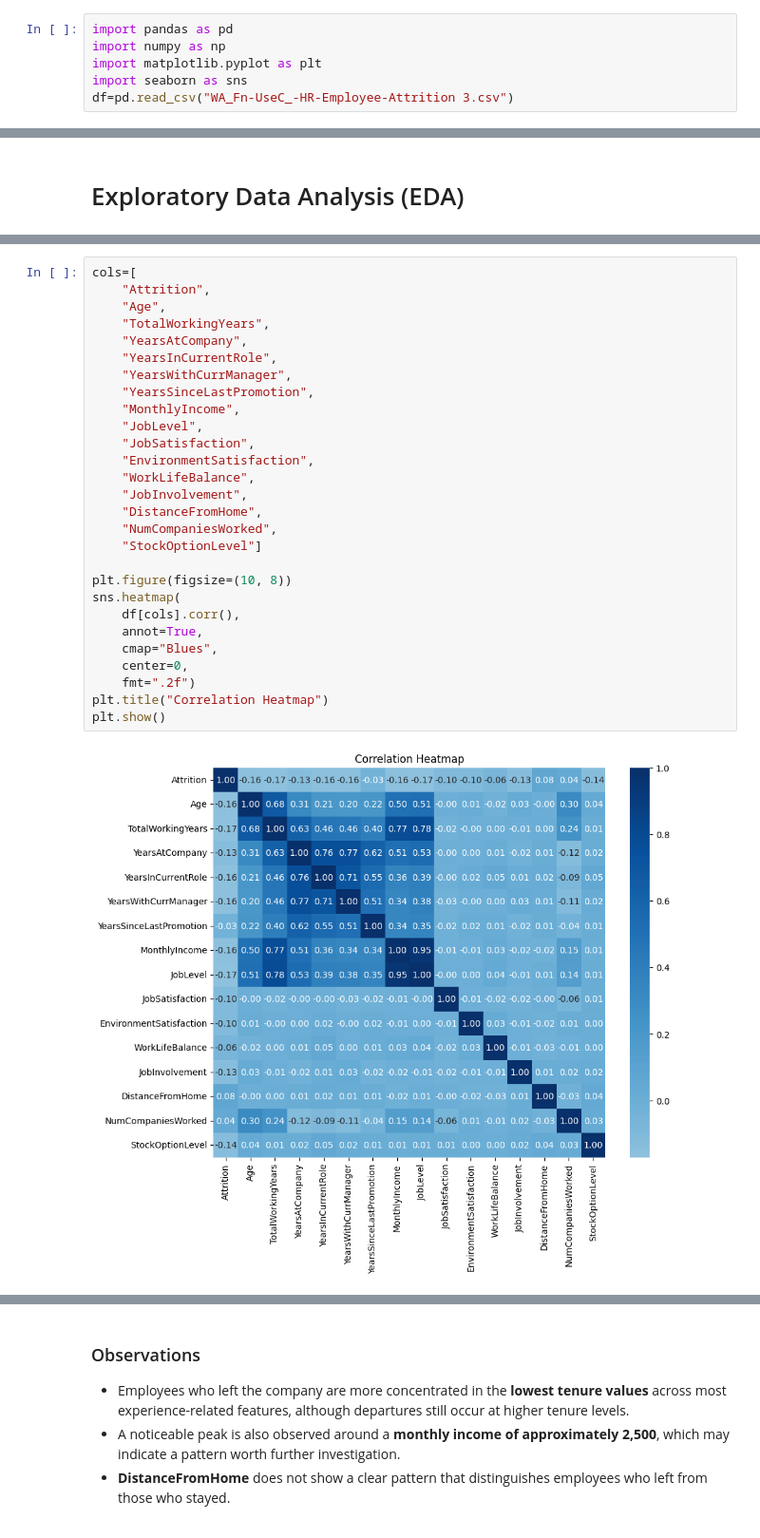
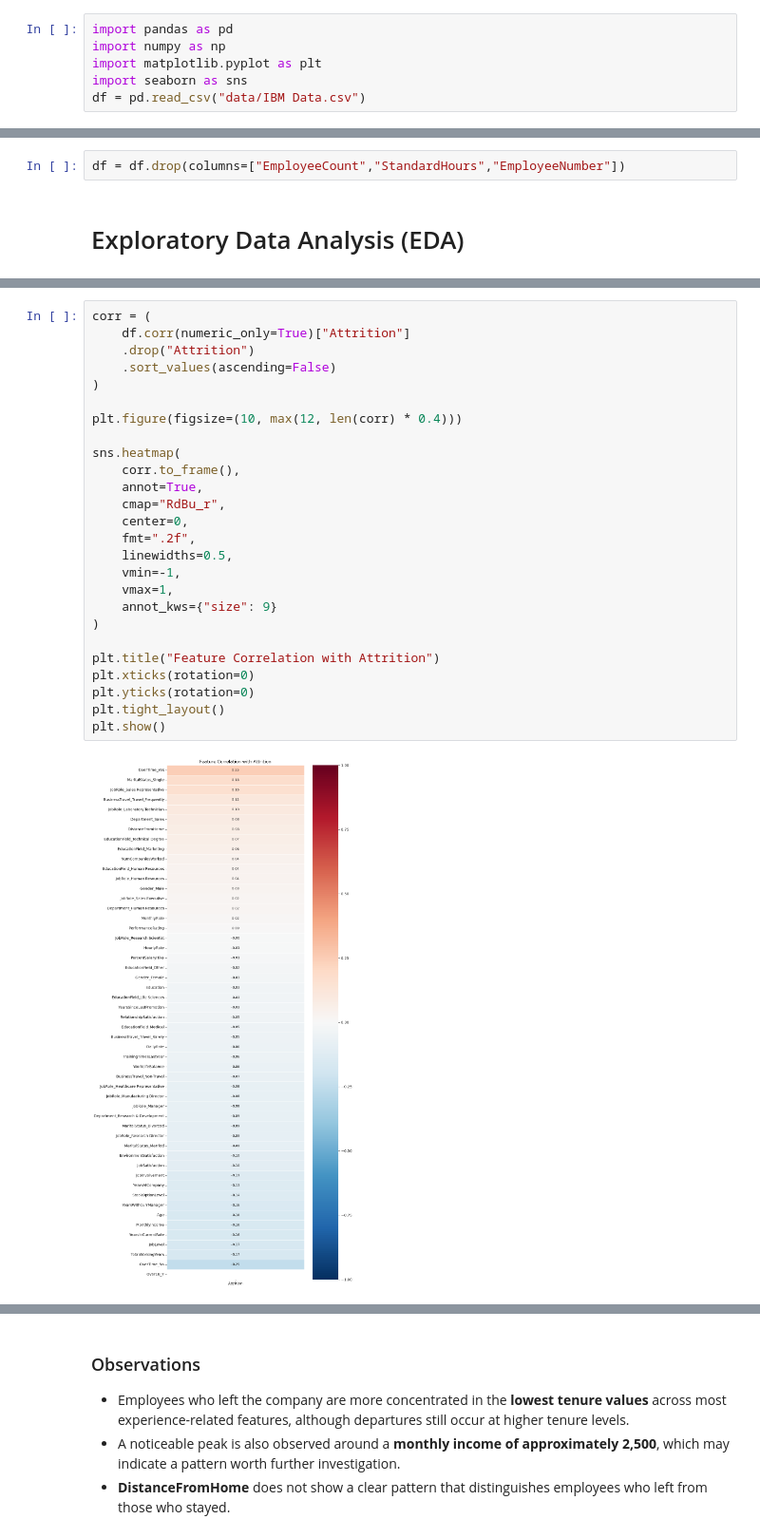
Before and after one commit to areenaAlmeshaly/Employee-Attrition-Prediction, a Jupyter notebook: Employee Attrition Prediction.ipynb, the cells around one changed output, grey strips where cells are left out. Shown at 95% size. Cells and saved outputs as stored; diff of their text form.

Commit message:
Update employee attrition prediction notebook

```diff
--- a/Employee Attrition Prediction.ipynb
+++ b/Employee Attrition Prediction.ipynb
@@ -15,7 +15,7 @@ import pandas as pd
 import numpy as np
 import matplotlib.pyplot as plt
 import seaborn as sns
-df=pd.read_csv("WA_Fn-UseC_-HR-Employee-Attrition 3.csv")
+df = pd.read_csv("data/IBM Data.csv")
 # %% [markdown]
 # 1) Data Understanding
 # %%
@@ -97,2 +175,4 @@ df["Attrition"]=df["Attrition"].map({"No": 0,"Yes": 1})
+# %%
+df = df.drop(columns=["EmployeeCount","StandardHours","EmployeeNumber"])
 # %% [markdown]
 # Exploratory Data Analysis (EDA)
@@ -99,30 +205,28 @@ df["Attrition"]=df["Attrition"].map({"No": 0,"Yes": 1})
 # %%
-cols=[
-    "Attrition",
-    "Age",
-    "TotalWorkingYears",
-    "YearsAtCompany",
-    "YearsInCurrentRole",
-    "YearsWithCurrManager",
-    "YearsSinceLastPromotion",
-    "MonthlyIncome",
-    "JobLevel",
-    "JobSatisfaction",
-    "EnvironmentSatisfaction",
-    "WorkLifeBalance",
-    "JobInvolvement",
-    "DistanceFromHome",
-    "NumCompaniesWorked",
-    "StockOptionLevel"]
+corr = (
+    df.corr(numeric_only=True)["Attrition"]
+    .drop("Attrition")
+    .sort_values(ascending=False)
+)
 
-plt.figure(figsize=(10, 8))
+plt.figure(figsize=(10, max(12, len(corr) * 0.4)))
+
 sns.heatmap(
-    df[cols].corr(),
+    corr.to_frame(),
     annot=True,
-    cmap="Blues",
+    cmap="RdBu_r",
     center=0,
-    fmt=".2f")
-plt.title("Correlation Heatmap")
+    fmt=".2f",
+    linewidths=0.5,
+    vmin=-1,
+    vmax=1,
+    annot_kws={"size": 9}
+)
+
+plt.title("Feature Correlation with Attrition")
+plt.xticks(rotation=0)
+plt.yticks(rotation=0)
+plt.tight_layout()
 plt.show()
 # %% [output]
-[figure, old version]
+[figure, new version]
```
Also changed, not shown: parts of 37 cells of this notebook.
